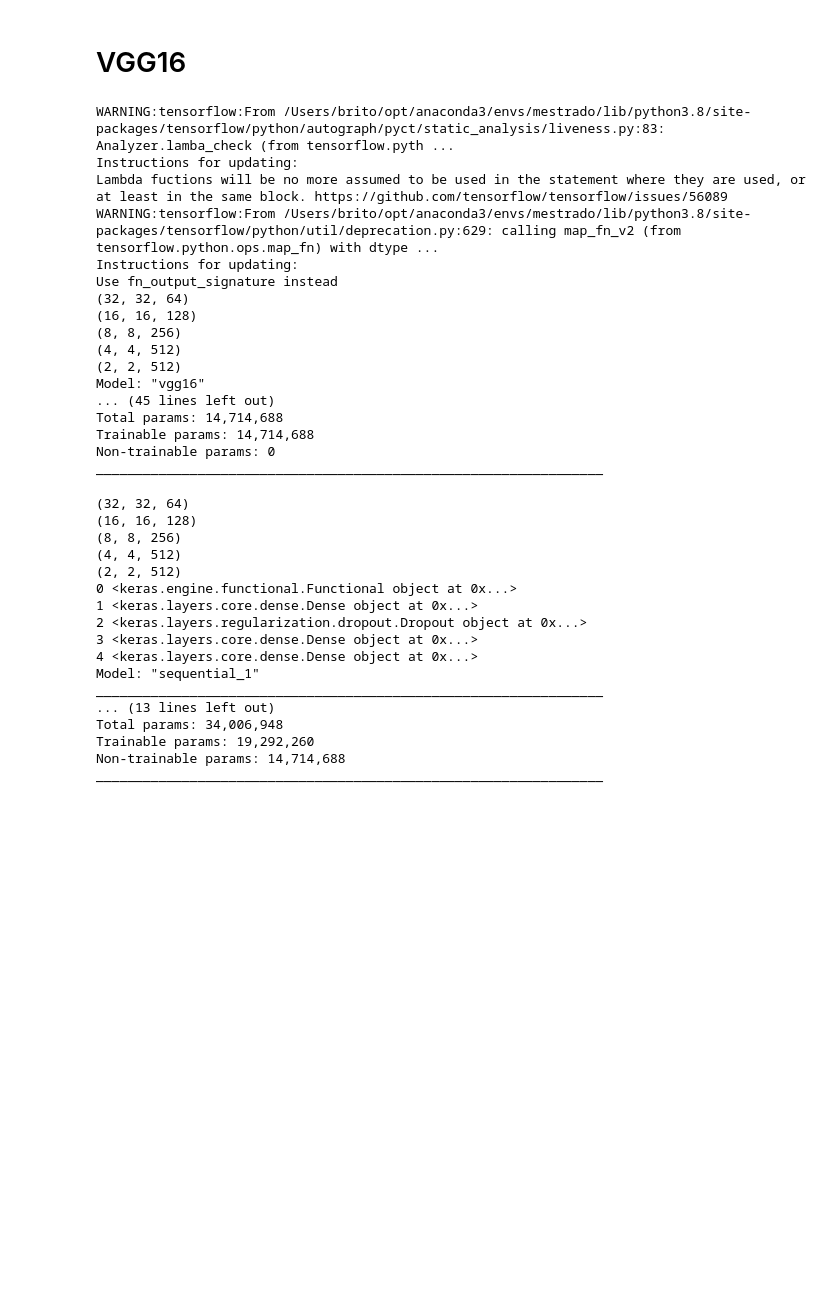
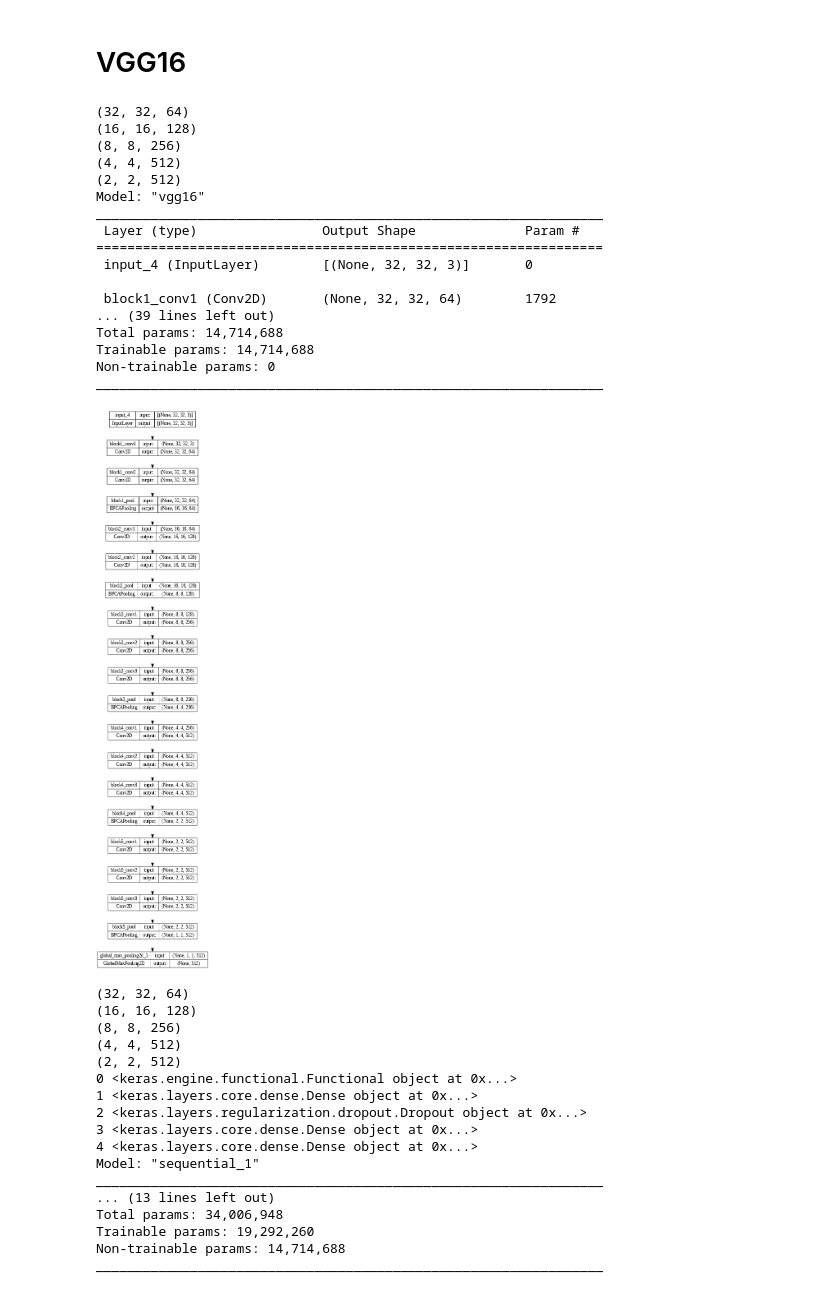
Before and after one commit to Lucs1590/vgg_bpca, a Jupyter notebook: notebooks/vgg_bpca.ipynb, the cells around one changed output. Saved outputs shown, nothing was run; the diff lists cells and outputs as text; code cells hidden in the pictures; blank space fills up the shorter version.

Commit message:
feat: add methods to layer

```diff
--- a/notebooks/vgg_bpca.ipynb
+++ b/notebooks/vgg_bpca.ipynb
@@ -191,16 +196,30 @@ datagen.fit(X_train)
 # BPCA
 # %%
 
-class BPCALayer(tf.keras.layers.Layer):
-    def __init__(self, pool_size=2, stride=2, n_components=1):
-        super(BPCALayer, self).__init__()
+class BPCAPooling(tf.keras.layers.Layer):
+    def __init__(self, pool_size=2, stride=2, n_components=1, **kwargs):
+        super(BPCAPooling, self).__init__(**kwargs)
         self.pool_size = pool_size
         self.stride = stride
         self.n_components = n_components
 
+    def build(self, input_shape):
+        super(BPCAPooling, self).build(input_shape)
+
+    def get_config(self):
+        config = {
+                  'pool_size': (self.pool_size, self.pool_size),
+                  'strides': (self.stride, self.stride)
+                }
+        base_config = super(BPCAPooling, self).get_config()
+        return dict(list(base_config.items()) + list(config.items()))
+
     def call(self, inputs):
+
+        tf.debugging.assert_shapes([(inputs, (None, None, None, None))])
+
         def bpca_pooling(feature_map):
-            # print(feature_map.shape)
+            print(feature_map.shape)
 
             # Compute the region of interest
             feature_map_height = int(feature_map.shape[0])
@@ -308,14 +327,14 @@ def VGG16(include_top=True, weights="imagenet", input_tensor=None, input_shape=N
     x = layers.Conv2D(64, (3, 3), activation="relu", padding="same", name="block1_conv2")(x)
     # x = layers.MaxPooling2D((2, 2), strides=(2, 2), name="block1_pool")(x)
     # x = layers.AveragePooling2D((2, 2), strides=(2, 2), name="block1_pool")(x)
-    x = BPCALayer(pool_size=2, stride=2, n_components=1)(x)
+    x = BPCAPooling(pool_size=2, stride=2, n_components=1, name="block1_pool")(x)
 
     # Block 2
     x = layers.Conv2D(128, (3, 3), activation="relu", padding="same", name="block2_conv1")(x)
     x = layers.Conv2D(128, (3, 3), activation="relu", padding="same", name="block2_conv2")(x)
     # x = layers.MaxPooling2D((2, 2), strides=(2, 2), name="block2_pool")(x)
     # x = layers.AveragePooling2D((2, 2), strides=(2, 2), name="block2_pool")(x)
-    x = BPCALayer(pool_size=2, stride=2, n_components=1)(x)
+    x = BPCAPooling(pool_size=2, stride=2, n_components=1, name="block2_pool")(x)
 
     # Block 3
     x = layers.Conv2D(256, (3, 3), activation="relu", padding="same", name="block3_conv1")(x)
@@ -323,7 +342,7 @@ def VGG16(include_top=True, weights="imagenet", input_tensor=None, input_shape=N
     x = layers.Conv2D(256, (3, 3), activation="relu", padding="same", name="block3_conv3")(x)
     # x = layers.MaxPooling2D((2, 2), strides=(2, 2), name="block3_pool")(x)
     # x = layers.AveragePooling2D((2, 2), strides=(2, 2), name="block3_pool")(x)
-    x = BPCALayer(pool_size=2, stride=2, n_components=1)(x)
+    x = BPCAPooling(pool_size=2, stride=2, n_components=1, name="block3_pool")(x)
 
     # Block 4
     x = layers.Conv2D(512, (3, 3), activation="relu", padding="same", name="block4_conv1")(x)
@@ -331,7 +350,7 @@ def VGG16(include_top=True, weights="imagenet", input_tensor=None, input_shape=N
     x = layers.Conv2D(512, (3, 3), activation="relu", padding="same", name="block4_conv3")(x)
     # x = layers.MaxPooling2D((2, 2), strides=(2, 2), name="block4_pool")(x)
     # x = layers.AveragePooling2D((2, 2), strides=(2, 2), name="block4_pool")(x)
-    x = BPCALayer(pool_size=2, stride=2, n_components=1)(x)
+    x = BPCAPooling(pool_size=2, stride=2, n_components=1, name="block4_pool")(x)
 
     # Block 5
     x = layers.Conv2D(512, (3, 3), activation="relu", padding="same", name="block5_conv1")(x)
@@ -339,7 +358,7 @@ def VGG16(include_top=True, weights="imagenet", input_tensor=None, input_shape=N
     x = layers.Conv2D(512, (3, 3), activation="relu", padding="same", name="block5_conv3")(x)
     # x = layers.MaxPooling2D((2, 2), strides=(2, 2), name="block5_pool")(x)
     # x = layers.AveragePooling2D((2, 2), strides=(2, 2), name="block5_pool")(x)
-    x = BPCALayer(pool_size=2, stride=2, n_components=1)(x)
+    x = BPCAPooling(pool_size=2, stride=2, n_components=1, name="block5_pool")(x)
 
     if include_top:
         # Classification block
@@ -357,7 +376,7 @@ def VGG16(include_top=True, weights="imagenet", input_tensor=None, input_shape=N
         elif pooling == "max":
             x = layers.GlobalMaxPooling2D()(x)
         else:
-            x = BPCALayer(pool_size=2, stride=2, n_components=1)(x)
+            x = BPCAPooling(pool_size=2, stride=2, n_components=1)(x)
 
     if input_tensor is not None:
         inputs = layer_utils.get_source_inputs(input_tensor)
@@ -398,23 +417,27 @@ vgg16_model = VGG16(
 
 vgg16_model.summary()
 # %% [output]
-WARNING:tensorflow:From /Users/brito/opt/anaconda3/envs/mestrado/lib/python3.8/site-packages/tensorflow/python/autograph/pyct/static_analysis/liveness.py:83: Analyzer.lamba_check (from tensorflow.pyth ...
-Instructions for updating:
-Lambda fuctions will be no more assumed to be used in the statement where they are used, or at least in the same block. https://github.com/tensorflow/tensorflow/issues/56089
-WARNING:tensorflow:From /Users/brito/opt/anaconda3/envs/mestrado/lib/python3.8/site-packages/tensorflow/python/util/deprecation.py:629: calling map_fn_v2 (from tensorflow.python.ops.map_fn) with dtype ...
-Instructions for updating:
-Use fn_output_signature instead
 (32, 32, 64)
 (16, 16, 128)
 (8, 8, 256)
 (4, 4, 512)
 (2, 2, 512)
 Model: "vgg16"
-... (45 lines left out)
+_________________________________________________________________
+ Layer (type)                Output Shape              Param #
+=================================================================
+ input_4 (InputLayer)        [(None, 32, 32, 3)]       0
+
+ block1_conv1 (Conv2D)       (None, 32, 32, 64)        1792
+... (39 lines left out)
 Total params: 14,714,688
 Trainable params: 14,714,688
 Non-trainable params: 0
 _________________________________________________________________
+# %%
+tf.keras.utils.plot_model(vgg16_model, expand_nested=True, dpi=60, show_shapes=True)
+# %% [output]
+[figure, added]
 # %%
 model = Sequential()
 model.add(vgg16_model)
```
Also changed, not shown: parts of 4 cells of this notebook.
